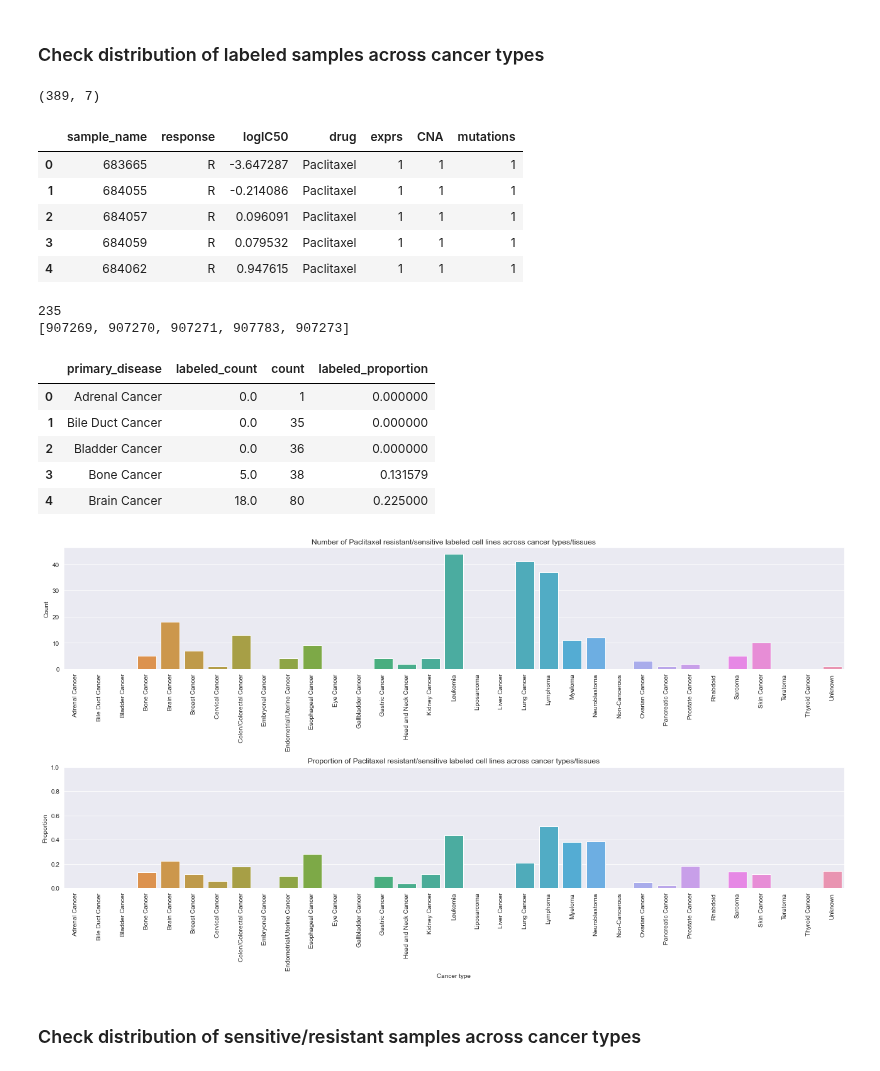
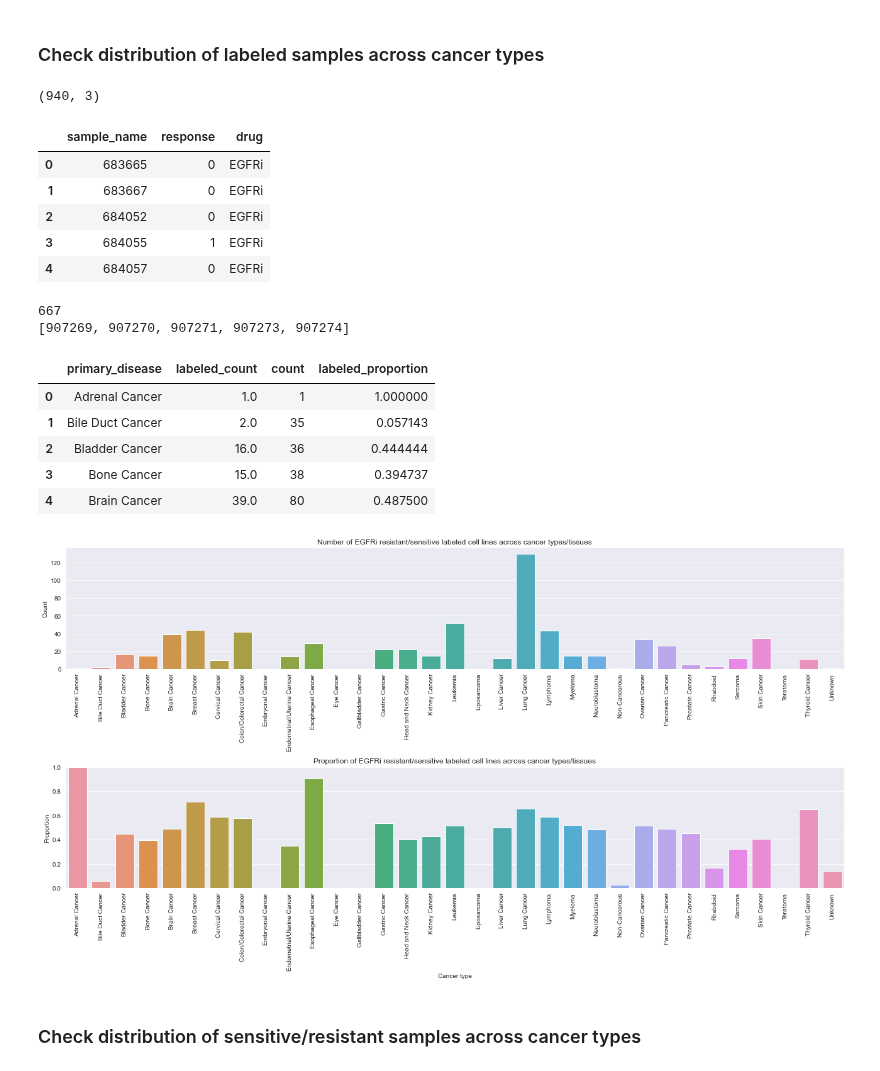
Before and after one commit to greenelab/pancancer-evaluation, a Jupyter notebook: 08_cell_line_prediction/download_drug_data.ipynb, the cells around one changed output. Drawn from its saved outputs; the diff is of its cells as text; code cells hidden in the pictures.

```diff
--- a/08_cell_line_prediction/download_drug_data.ipynb
+++ b/08_cell_line_prediction/download_drug_data.ipynb
@@ -18,7 +18,7 @@ import pancancer_evaluation.config as cfg
 # drug to visualize sample proportions for
 # valid drugs: 5-Fluorouracil, Afatinib, Bortezomib, Cetuximab, Cisplatin, Docetaxel,
 # EGFRi, Erlotinib, Gefitinib, Gemcitabine, Lapatinib, Paclitaxel, Tamoxifen
-drug_to_plot = 'Paclitaxel'
+drug_to_plot = 'EGFRi'
 
 # where to save plots
 output_plots = False
@@ -267,20 +267,32 @@ ccle_cancer_types.head()
 # %% [markdown]
 ### Check distribution of labeled samples across cancer types
 # %%
-drug_response_df = pd.read_csv(
-    decompress_dir / 'GDSC_response.{}.tsv'.format(drug_to_plot), sep='\t'
-)
+if drug_to_plot == 'EGFRi':
+    drug_response_df = (all_egfri_df
+        .reset_index()
+        .rename(columns={'COSMICID': 'sample_name', 'EGFRi': 'response'})
+    )
+    drug_response_df['response'] = (drug_response_df.response
+        .replace(to_replace='0', value='R')
+        .replace(to_replace='1', value='S')
+        .astype(str)
+    )
+    drug_response_df['drug'] = 'EGFRi'
+else:
+    drug_response_df = pd.read_csv(
+        decompress_dir / 'GDSC_response.{}.tsv'.format(drug_to_plot), sep='\t'
+    )
 
 print(drug_response_df.shape)
 drug_response_df.head()
 # %% [output]
-(389, 7)
+(940, 3)
-|  | sample_name | response | logIC50 | drug | exprs | CNA | mutations |
-| 0 | 683665 | R | -3.647287 | Paclitaxel | 1 | 1 | 1 |
-| 1 | 684055 | R | -0.214086 | Paclitaxel | 1 | 1 | 1 |
-| 2 | 684057 | R | 0.096091 | Paclitaxel | 1 | 1 | 1 |
-| 3 | 684059 | R | 0.079532 | Paclitaxel | 1 | 1 | 1 |
-| 4 | 684062 | R | 0.947615 | Paclitaxel | 1 | 1 | 1 |
+|  | sample_name | response | drug |
+| 0 | 683665 | 0 | EGFRi |
+| 1 | 683667 | 0 | EGFRi |
+| 2 | 684052 | 0 | EGFRi |
+| 3 | 684055 | 1 | EGFRi |
+| 4 | 684057 | 0 | EGFRi |
 # %%
 ccle_drug_label_overlap = (
     set(drug_response_df.sample_name).intersection(
@@ -290,8 +302,8 @@ ccle_drug_label_overlap = (
 print(len(ccle_drug_label_overlap))
 print(list(ccle_drug_label_overlap)[:5])
 # %% [output]
-235
-[907269, 907270, 907271, 907783, 907273]
+667
+[907269, 907270, 907271, 907273, 907274]
 # %%
 ccle_label_cancer_types = (ccle_sample_info_df
     [ccle_sample_info_df.COSMICID.isin(ccle_drug_label_overlap)]
@@ -311,11 +323,11 @@ ccle_label_cancer_types['labeled_proportion'] = (
 ccle_label_cancer_types.head()
 # %% [output]
 |  | primary_disease | labeled_count | count | labeled_proportion |
-| 0 | Adrenal Cancer | 0.0 | 1 | 0.000000 |
-| 1 | Bile Duct Cancer | 0.0 | 35 | 0.000000 |
-| 2 | Bladder Cancer | 0.0 | 36 | 0.000000 |
-| 3 | Bone Cancer | 5.0 | 38 | 0.131579 |
-| 4 | Brain Cancer | 18.0 | 80 | 0.225000 |
+| 0 | Adrenal Cancer | 1.0 | 1 | 1.000000 |
+| 1 | Bile Duct Cancer | 2.0 | 35 | 0.057143 |
+| 2 | Bladder Cancer | 16.0 | 36 | 0.444444 |
+| 3 | Bone Cancer | 15.0 | 38 | 0.394737 |
+| 4 | Brain Cancer | 39.0 | 80 | 0.487500 |
 # %%
 sns.set({'figure.figsize': (18, 10)})
 fig, axarr = plt.subplots(2, 1)
@@ -347,7 +359,7 @@ if output_plots:
     plt.savefig(output_plots_dir / '{}_dist.png'.format(drug_to_plot),
                 dpi=200, bbox_inches='tight')
 # %% [output]
-[figure, old version]
+[figure, new version]
 # %% [markdown]
 ### Check distribution of sensitive/resistant samples across cancer types
 # %%
```
Also changed, not shown: parts of 7 cells of this notebook, 1 other file.
